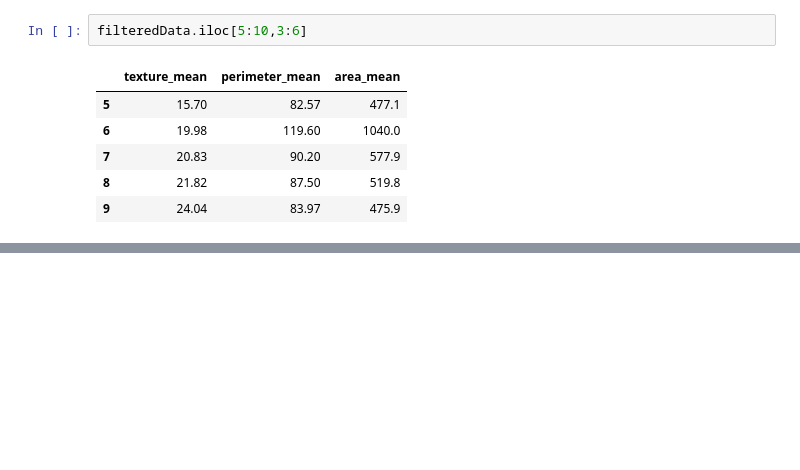
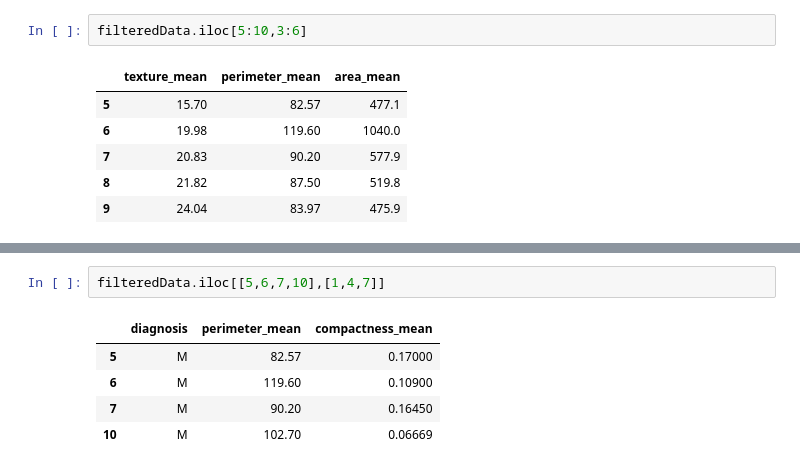
Before and after one commit to DeepanshuPasrija/Python02082021, a Jupyter notebook: pandas.ipynb, the cells around one changed output, grey strips where cells are left out. Drawn from its saved outputs; the diff is of its cells as text; blank space fills up the shorter version.

```diff
--- a/pandas.ipynb
+++ b/pandas.ipynb
@@ -246,3 +246,11 @@ filteredData.iloc[5:10,:]
 | 7 | 84458202 | M | 13.71 | 20.83 | 90.20 | 577.9 | 0.11890 | ... |
 | 8 | 844981 | M | 13.00 | 21.82 | 87.50 | 519.8 | 0.12730 | ... |
 | 9 | 84501001 | M | 12.46 | 24.04 | 83.97 | 475.9 | 0.11860 | ... |
+# %%
+filteredData.iloc[[5,6,7,10],[1,4,7]]
+# %% [output]
+|  | diagnosis | perimeter_mean | compactness_mean |
+| 5 | M | 82.57 | 0.17000 |
+| 6 | M | 119.60 | 0.10900 |
+| 7 | M | 90.20 | 0.16450 |
+| 10 | M | 102.70 | 0.06669 |
```
Also changed, not shown: parts of 2 cells of this notebook.
